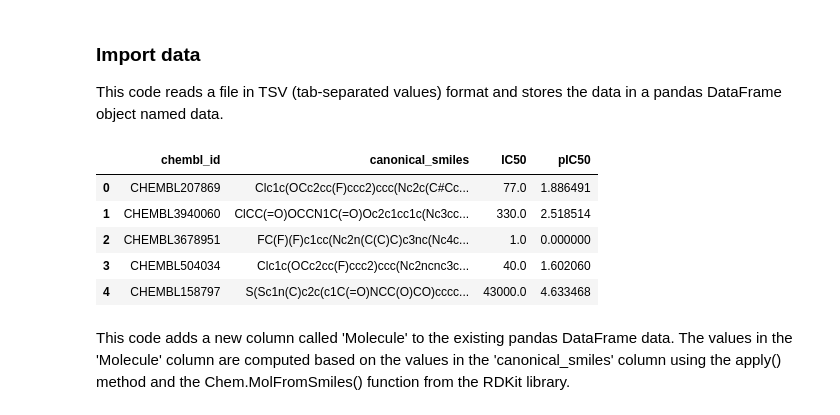
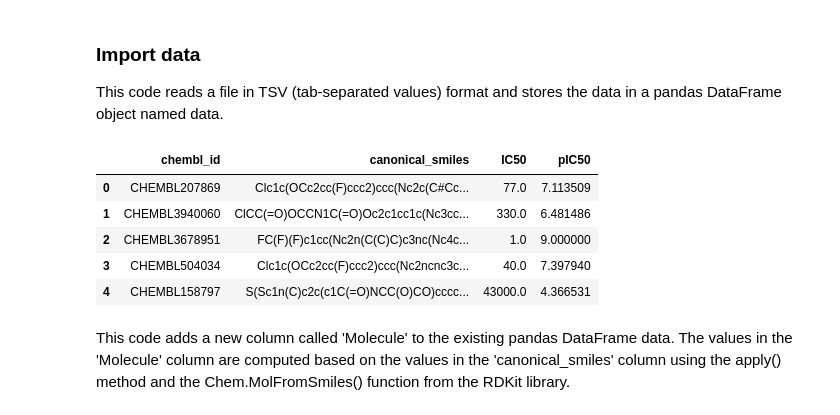
Before and after one commit to volkamerlab/CADDSeminar_2023, a Jupyter notebook: notebooks/T001_Scaffold-based-data-split/T001_Scaffold-based-data-split.ipynb, the cells around one changed output. Saved outputs shown, nothing was run; the diff lists cells and outputs as text; code cells hidden in the pictures.

```diff
--- a/notebooks/T001_Scaffold-based-data-split/T001_Scaffold-based-data-split.ipynb
+++ b/notebooks/T001_Scaffold-based-data-split/T001_Scaffold-based-data-split.ipynb
@@ -141,15 +141,14 @@ DATA = HERE / "CHEMBL25_activities_EGFR.tsv"
 This code reads a file in TSV (tab-separated values) format and stores the data in a pandas DataFrame object named data.
 # %%
 data = pd.read_csv('CHEMBL25_activities_EGFR.tsv', sep='\t')
-data['pIC50'] = data['IC50'].apply(lambda x: math.log10(x))
 data.head()
 # %% [output]
 |  | chembl_id | canonical_smiles | IC50 | pIC50 |
-| 0 | CHEMBL207869 | Clc1c(OCc2cc(F)ccc2)ccc(Nc2c(C#Cc... | 77.0 | 1.886491 |
-| 1 | CHEMBL3940060 | ClCC(=O)OCCN1C(=O)Oc2c1cc1c(Nc3cc... | 330.0 | 2.518514 |
-| 2 | CHEMBL3678951 | FC(F)(F)c1cc(Nc2n(C(C)C)c3nc(Nc4c... | 1.0 | 0.000000 |
-| 3 | CHEMBL504034 | Clc1c(OCc2cc(F)ccc2)ccc(Nc2ncnc3c... | 40.0 | 1.602060 |
-| 4 | CHEMBL158797 | S(Sc1n(C)c2c(c1C(=O)NCC(O)CO)cccc... | 43000.0 | 4.633468 |
+| 0 | CHEMBL207869 | Clc1c(OCc2cc(F)ccc2)ccc(Nc2c(C#Cc... | 77.0 | 7.113509 |
+| 1 | CHEMBL3940060 | ClCC(=O)OCCN1C(=O)Oc2c1cc1c(Nc3cc... | 330.0 | 6.481486 |
+| 2 | CHEMBL3678951 | FC(F)(F)c1cc(Nc2n(C(C)C)c3nc(Nc4c... | 1.0 | 9.000000 |
+| 3 | CHEMBL504034 | Clc1c(OCc2cc(F)ccc2)ccc(Nc2ncnc3c... | 40.0 | 7.397940 |
+| 4 | CHEMBL158797 | S(Sc1n(C)c2c(c1C(=O)NCC(O)CO)cccc... | 43000.0 | 4.366531 |
 # %% [markdown]
 This code adds a new column called 'Molecule' to the existing pandas DataFrame data. The values in the 'Molecule' column are computed based on the values in the 'canonical_smiles' column using the apply() method and the Chem.MolFromSmiles() function from the RDKit library.
 # %%
```
Also changed, not shown: parts of 9 cells of this notebook.
